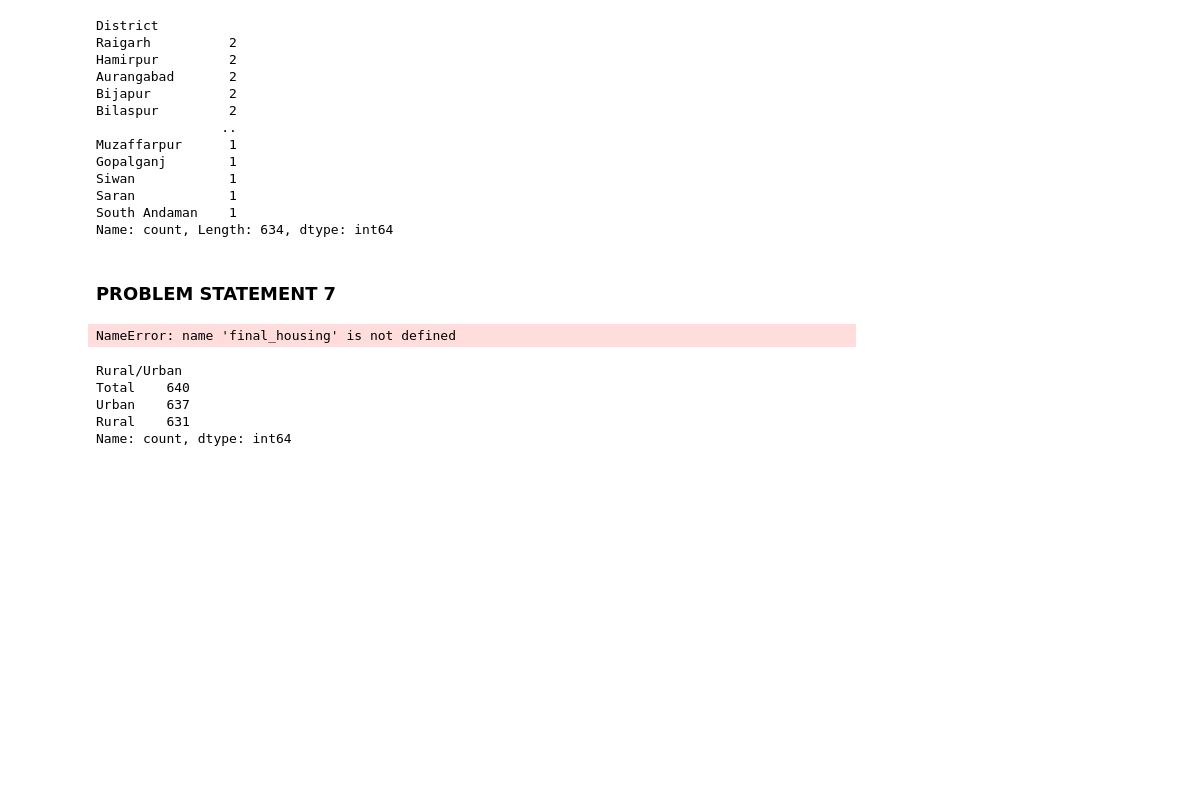
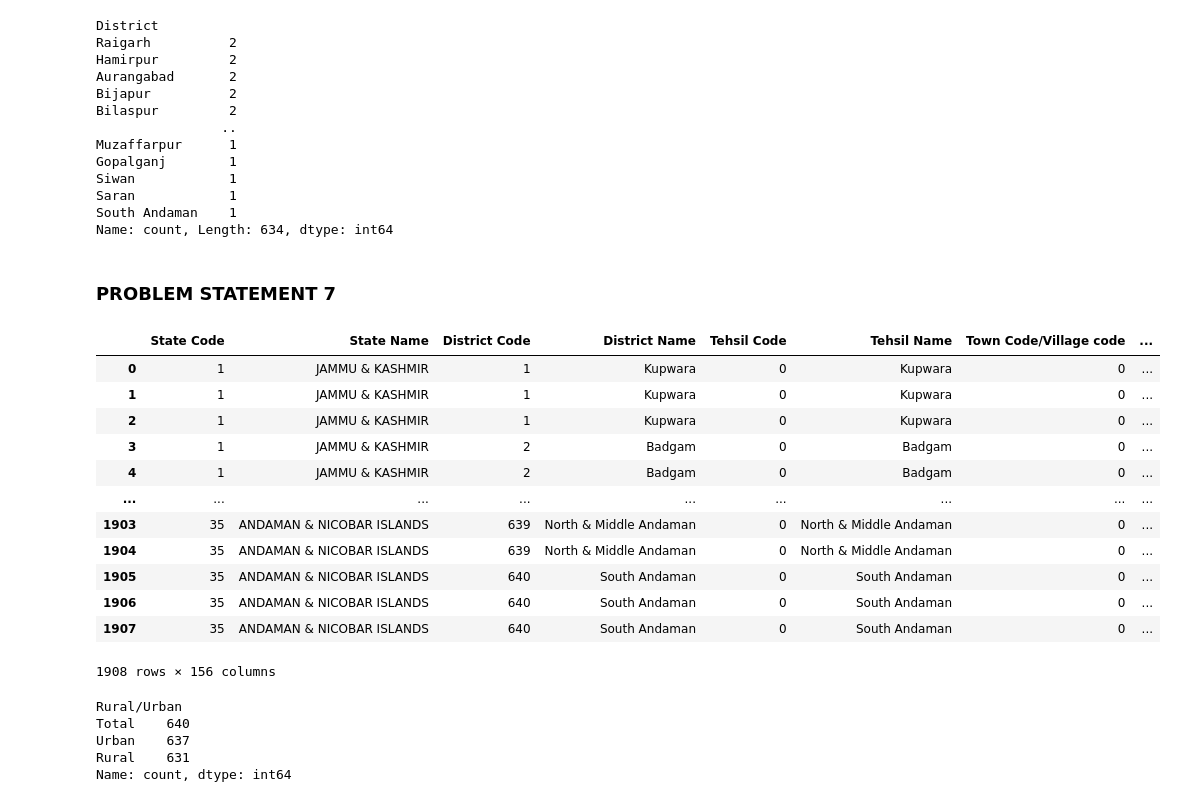
Before and after one commit to Jacko760/Futerense-Internship, a Jupyter notebook: insaaf.ipynb, the cells around one changed output. Drawn from its saved outputs; the diff is of its cells as text; code cells hidden in the pictures; blank space fills up the shorter version.

```diff
--- a/insaaf.ipynb
+++ b/insaaf.ipynb
@@ -284,9 +284,21 @@ Name: count, Length: 634, dtype: int64
 ### PROBLEM STATEMENT 7
 # %%
 housing=pd.read_csv('housing.csv')
-final_housing
+housing
 # %% [output]
+|  | State Code | State Name | District Code | District Name | Tehsil Code | Tehsil Name | Town Code/Village code | ... |
+| 0 | 1 | JAMMU & KASHMIR | 1 | Kupwara | 0 | Kupwara | 0 | ... |
+| 1 | 1 | JAMMU & KASHMIR | 1 | Kupwara | 0 | Kupwara | 0 | ... |
+| 2 | 1 | JAMMU & KASHMIR | 1 | Kupwara | 0 | Kupwara | 0 | ... |
+| 3 | 1 | JAMMU & KASHMIR | 2 | Badgam | 0 | Badgam | 0 | ... |
+| 4 | 1 | JAMMU & KASHMIR | 2 | Badgam | 0 | Badgam | 0 | ... |
+| ... | ... | ... | ... | ... | ... | ... | ... | ... |
+| 1903 | 35 | ANDAMAN & NICOBAR ISLANDS | 639 | North & Middle Andaman | 0 | North & Middle Andaman | 0 | ... |
+| 1904 | 35 | ANDAMAN & NICOBAR ISLANDS | 639 | North & Middle Andaman | 0 | North & Middle Andaman | 0 | ... |
+| 1905 | 35 | ANDAMAN & NICOBAR ISLANDS | 640 | South Andaman | 0 | South Andaman | 0 | ... |
+| 1906 | 35 | ANDAMAN & NICOBAR ISLANDS | 640 | South Andaman | 0 | South Andaman | 0 | ... |
+| 1907 | 35 | ANDAMAN & NICOBAR ISLANDS | 640 | South Andaman | 0 | South Andaman | 0 | ... |
-NameError: name 'final_housing' is not defined
+1908 rows × 156 columns
 # %%
 housing['Rural/Urban'].value_counts()
 # %% [output]
```
Also changed, not shown: parts of 1 cell of this notebook.
